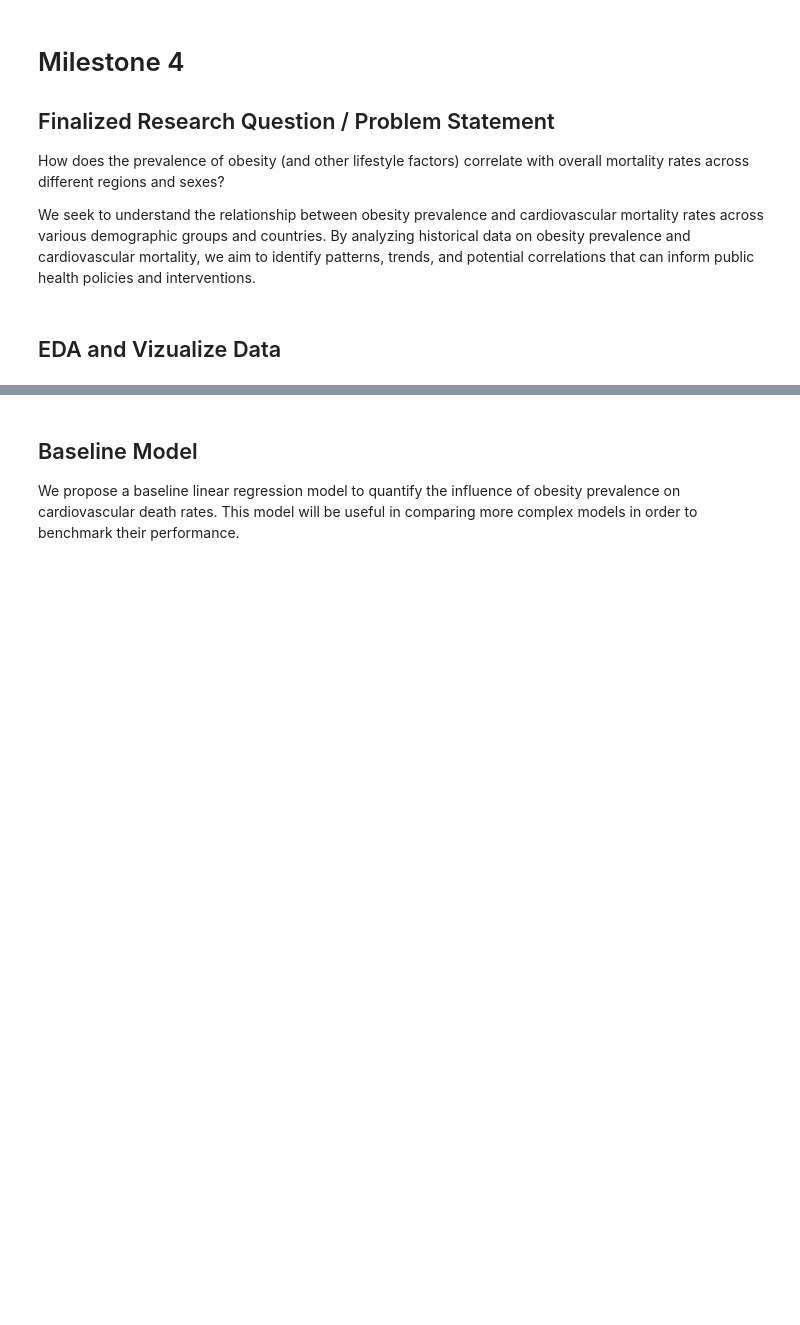
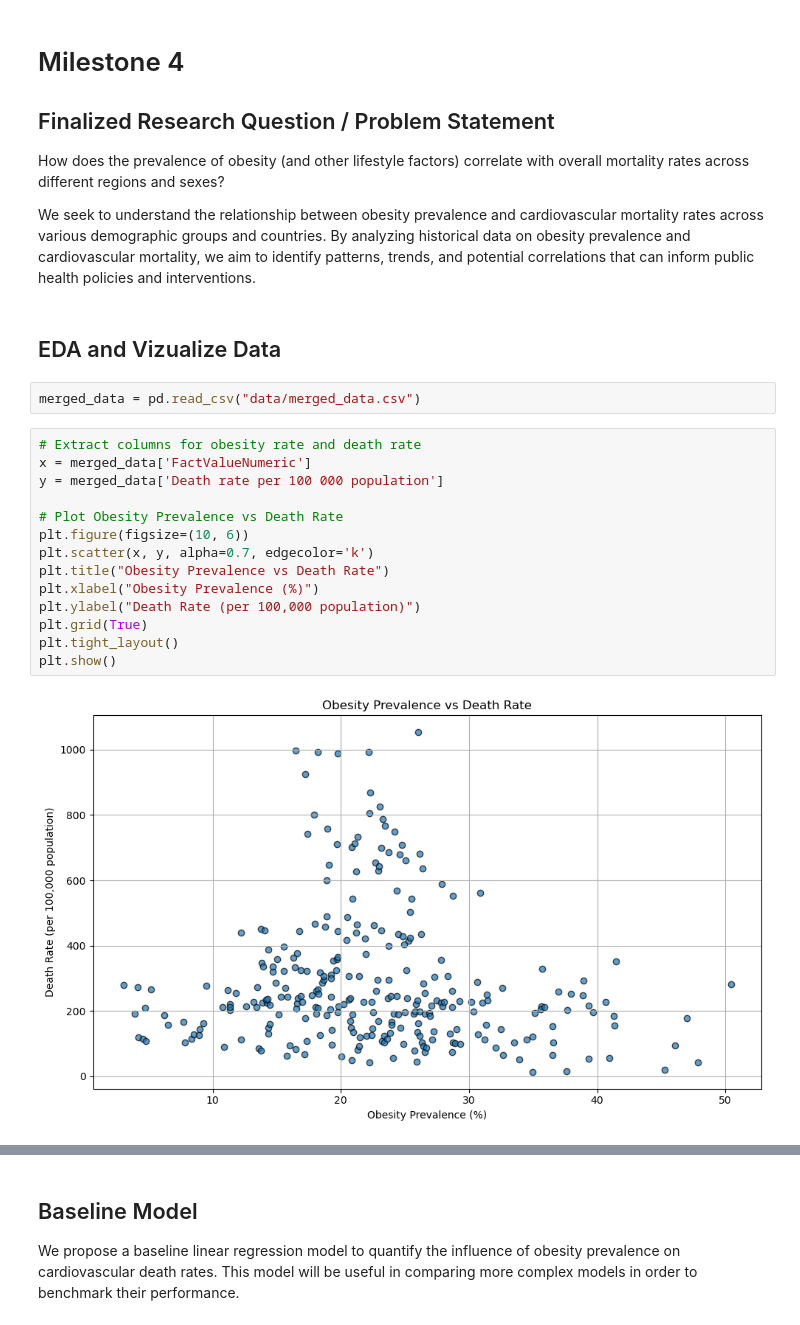
Before and after one commit to Dylanuripark/CS109-CardiovascularHealth, a Jupyter notebook: main.ipynb, the cells around one changed output, grey strips where cells are left out. Drawn from its saved outputs; the diff is of its cells as text; blank space fills up the shorter version.

```diff
--- a/main.ipynb
+++ b/main.ipynb
@@ -438,3 +438,21 @@ How does the prevalence of obesity (and other lifestyle factors) correlate with
 We seek to understand the relationship between obesity prevalence and cardiovascular mortality rates across various demographic groups and countries. By analyzing historical data on obesity prevalence and cardiovascular mortality, we aim to identify patterns, trends, and potential correlations that can inform public health policies and interventions.
 # %% [markdown]
 ## EDA and Vizualize Data
+# %%
+merged_data = pd.read_csv("data/merged_data.csv")
+# %%
+# Extract columns for obesity rate and death rate
+x = merged_data['FactValueNumeric']
+y = merged_data['Death rate per 100 000 population']
+
+# Plot Obesity Prevalence vs Death Rate
+plt.figure(figsize=(10, 6))
+plt.scatter(x, y, alpha=0.7, edgecolor='k')
+plt.title("Obesity Prevalence vs Death Rate")
+plt.xlabel("Obesity Prevalence (%)")
+plt.ylabel("Death Rate (per 100,000 population)")
+plt.grid(True)
+plt.tight_layout()
+plt.show()
+# %% [output]
+[figure, added]
```
Also changed, not shown: parts of 3 cells of this notebook.
